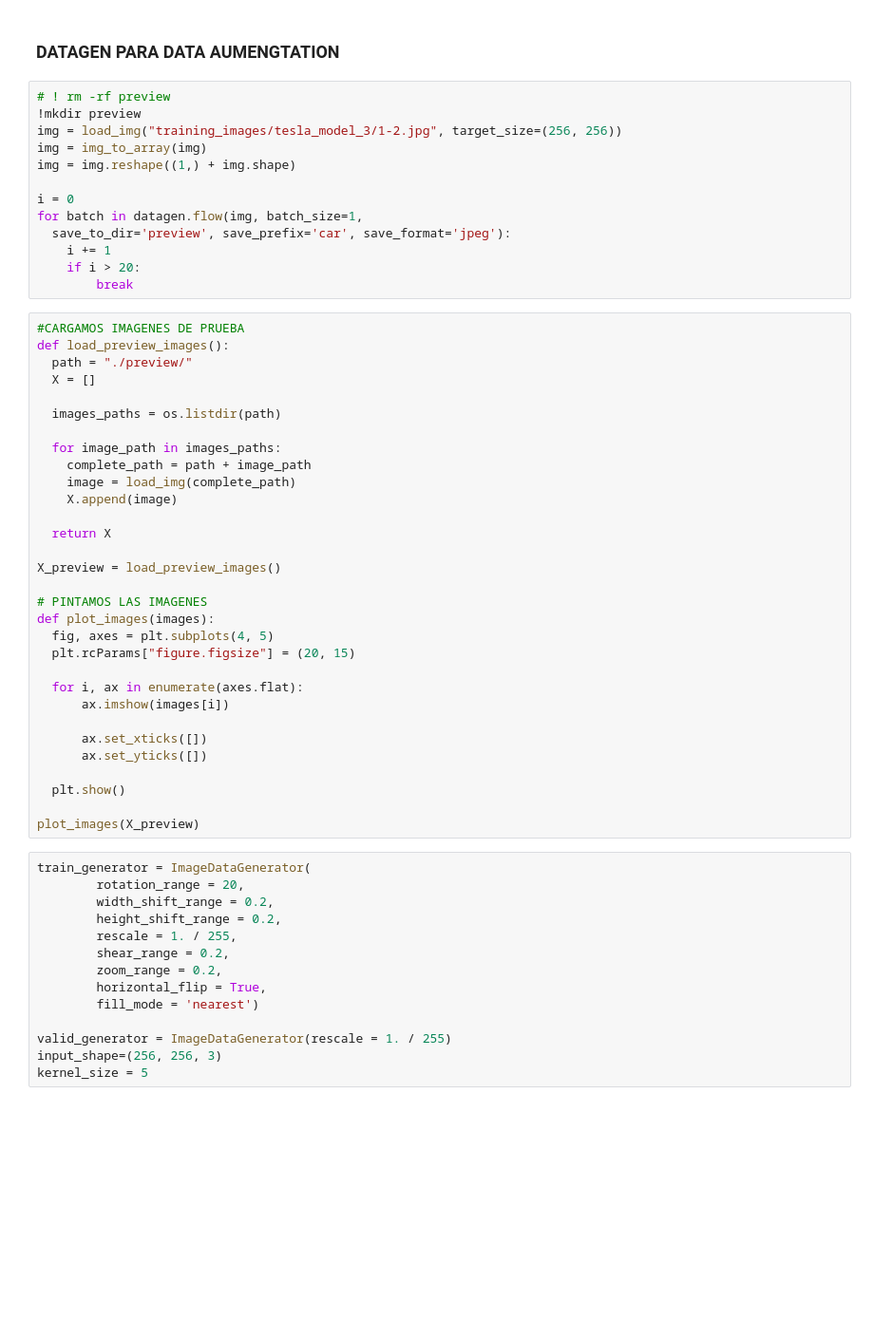
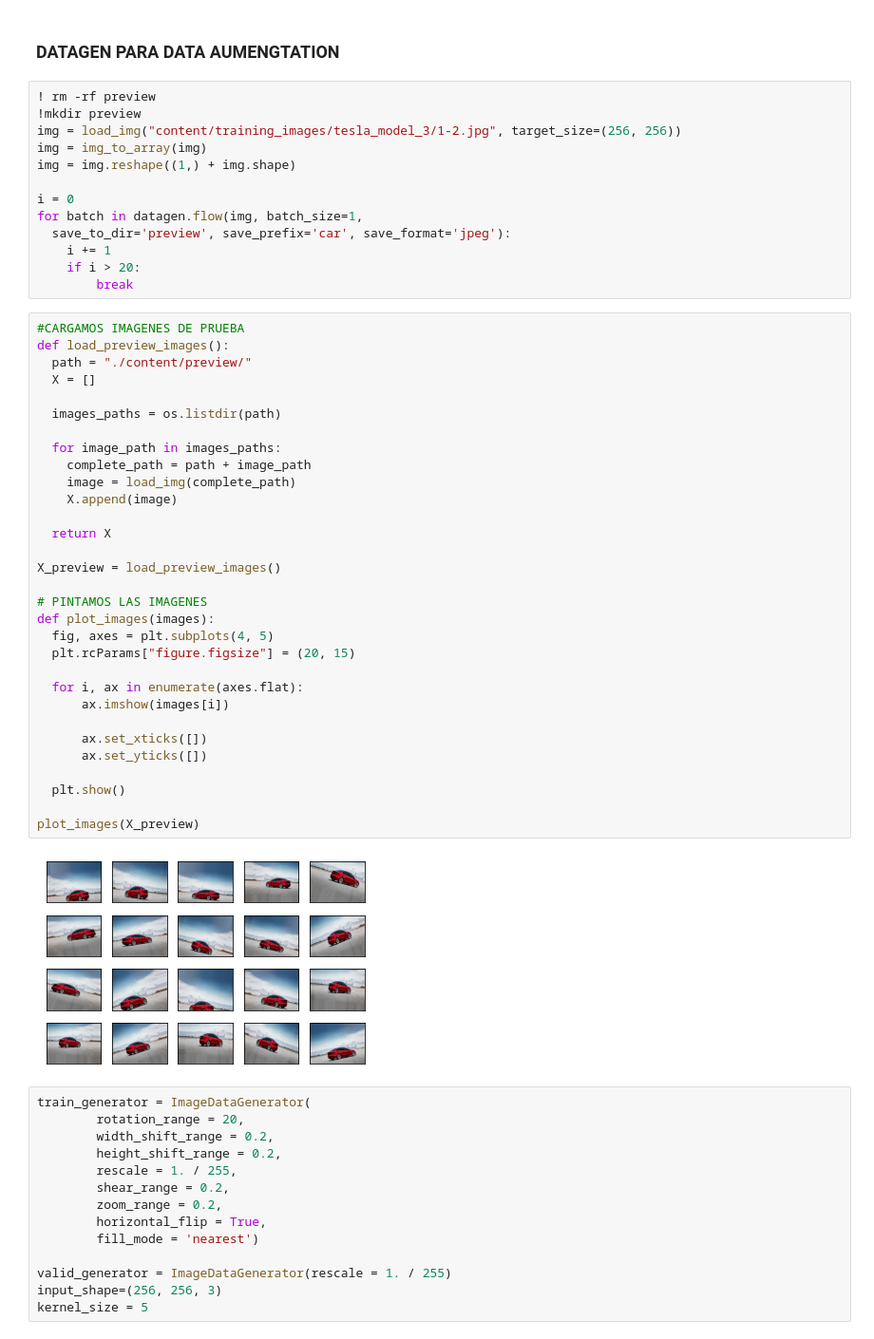
Before and after one commit to 794866/procesamientoImagenes, a Jupyter notebook: spyderScripts/batching/ClasificadorCocesPorBatches.ipynb, the cells around one changed output. Shown at 95% size. Saved outputs shown, nothing was run; the diff lists cells and outputs as text; blank space fills up the shorter version.

```diff
--- a/spyderScripts/batching/ClasificadorCocesPorBatches.ipynb
+++ b/spyderScripts/batching/ClasificadorCocesPorBatches.ipynb
@@ -121,9 +141,9 @@ plt.imshow(img)
 # %% [markdown]
 ### DATAGEN PARA DATA AUMENGTATION
 # %%
-# ! rm -rf preview
+! rm -rf preview
 !mkdir preview
-img = load_img("training_images/tesla_model_3/1-2.jpg", target_size=(256, 256))
+img = load_img("content/training_images/tesla_model_3/1-2.jpg", target_size=(256, 256))
 img = img_to_array(img)
 img = img.reshape((1,) + img.shape)
 
@@ -136,34 +156,36 @@ for batch in datagen.flow(img, batch_size=1,
 # %%
 #CARGAMOS IMAGENES DE PRUEBA
 def load_preview_images():
-  path = "./preview/"
+  path = "./content/preview/"
   X = []
 
   images_paths = os.listdir(path)
 
   for image_path in images_paths:
     complete_path = path + image_path
     image = load_img(complete_path)
     X.append(image)
 
   return X
 
 X_preview = load_preview_images()
 
 # PINTAMOS LAS IMAGENES
 def plot_images(images):
   fig, axes = plt.subplots(4, 5)
   plt.rcParams["figure.figsize"] = (20, 15)
 
   for i, ax in enumerate(axes.flat):
       ax.imshow(images[i])
 
       ax.set_xticks([])
       ax.set_yticks([])
 
   plt.show()
 
 plot_images(X_preview)
+# %% [output]
+[figure, added]
 # %%
 train_generator = ImageDataGenerator(
         rotation_range = 20,
```
Also changed, not shown: parts of 7 cells of this notebook.
